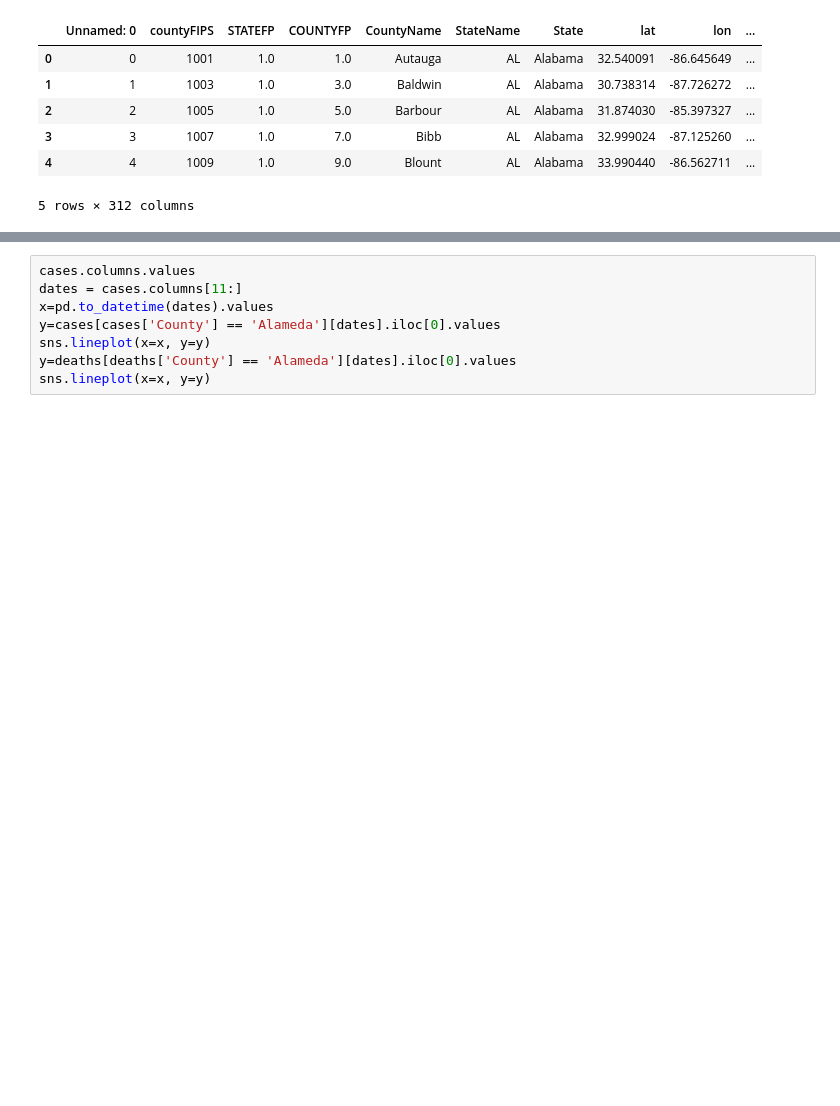
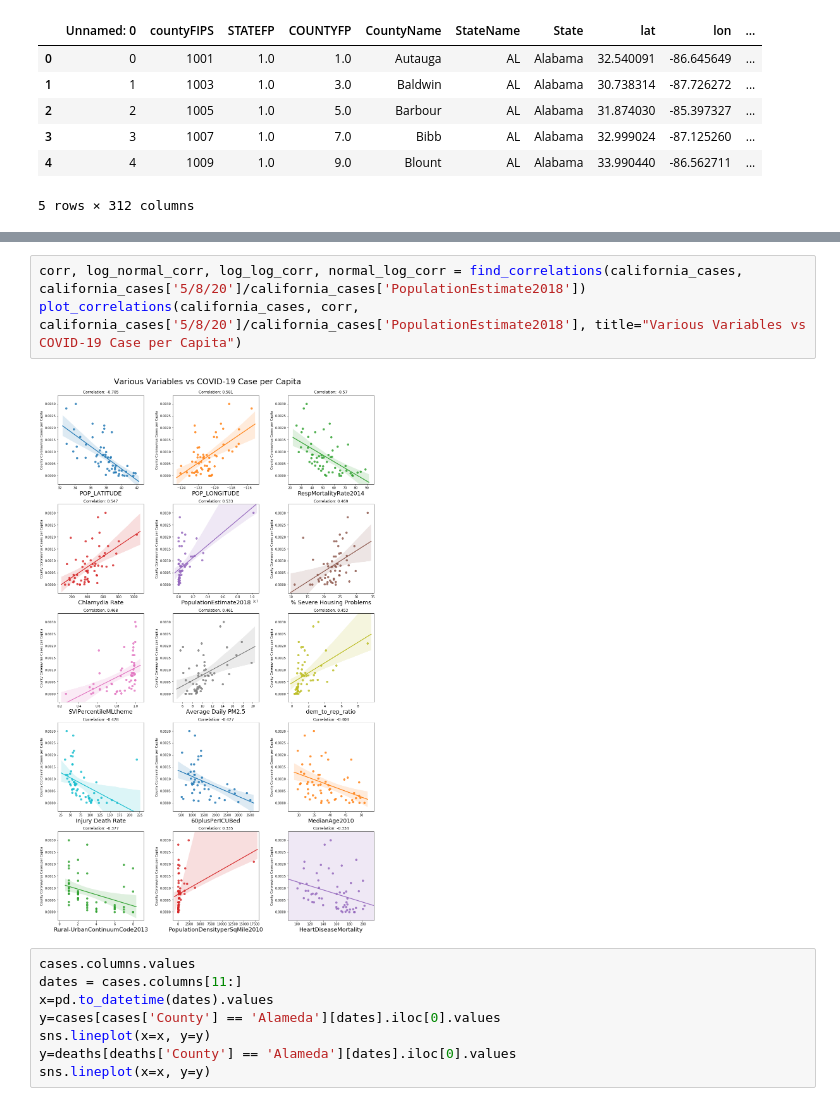
Before and after one commit to AndyFlury13/covid19-final-project, a Jupyter notebook: final_proj/victor.ipynb, the cells around one changed output, grey strips where cells are left out. Cells and saved outputs as stored; diff of their text form; blank space fills up the shorter version.

```diff
--- a/final_proj/victor.ipynb
+++ b/final_proj/victor.ipynb
@@ -184,3 +201,8 @@ plt.scatter(np.log(california_cases['PopulationDensityperSqMile2010']), np.log(c
+# %%
+corr, log_normal_corr, log_log_corr, normal_log_corr = find_correlations(california_cases, california_cases['5/8/20']/california_cases['PopulationEstimate2018'])
+plot_correlations(california_cases, corr, california_cases['5/8/20']/california_cases['PopulationEstimate2018'], title="Various Variables vs COVID-19 Case per Capita")
+# %% [output]
+[figure, added]
 # %%
 cases.columns.values
 dates = cases.columns[11:]
```
Also changed, not shown: parts of 13 cells of this notebook, 1 other file.
